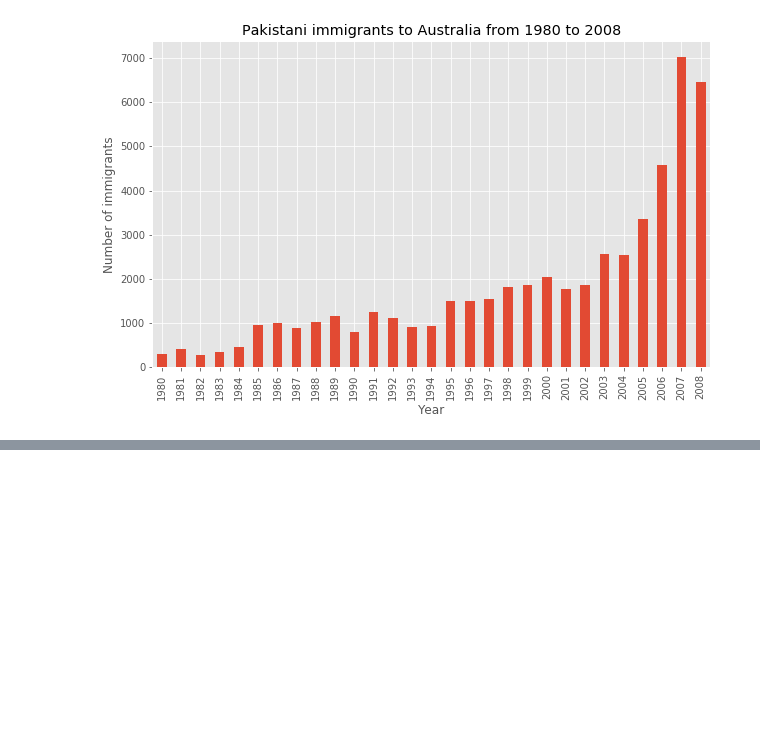
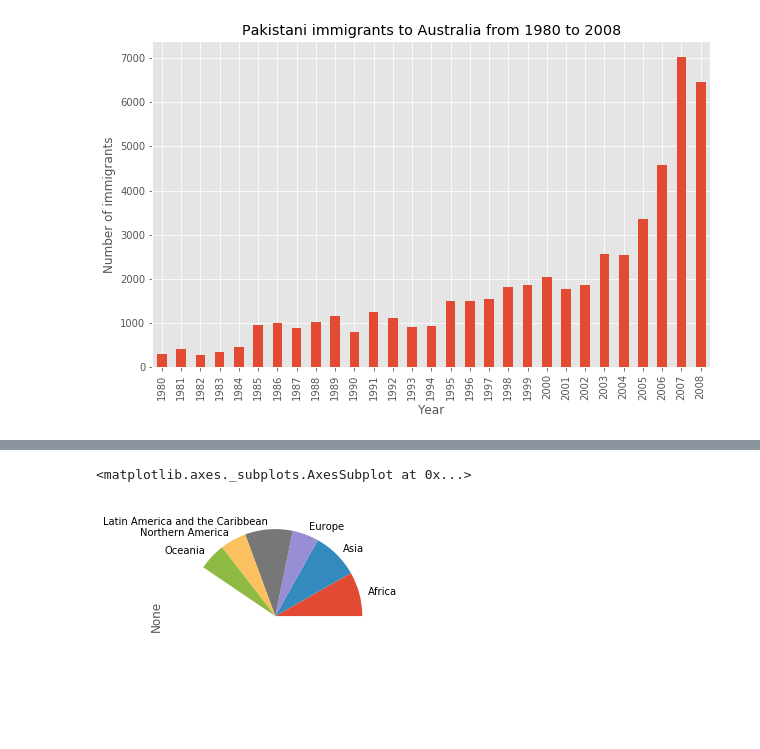
Before and after one commit to AmmaraRazzaq/dataVisualization_with_Python, a Jupyter notebook: Australia_Immigration.ipynb, the cells around one changed output, grey strips where cells are left out. Drawn from its saved outputs; the diff is of its cells as text; code cells hidden in the pictures; blank space fills up the shorter version.

```diff
--- a/Australia_Immigration.ipynb
+++ b/Australia_Immigration.ipynb
@@ -430,0 +474,3 @@ Text(0.5, 1.0, 'Pakistani immigrants to Australia from 1980 to 2008')
+# %%
+df_percent = df_cont['2008']/df_cont['Total']
+df_percent.head()
@@ -430,0 +485,5 @@ Text(0.5, 1.0, 'Pakistani immigrants to Australia from 1980 to 2008')
+# %%
+df_percent.plot(kind='pie')
+# %% [output]
+<matplotlib.axes._subplots.AxesSubplot at 0x...>
+[figure, added]
```
Also changed, not shown: parts of 5 cells of this notebook.
